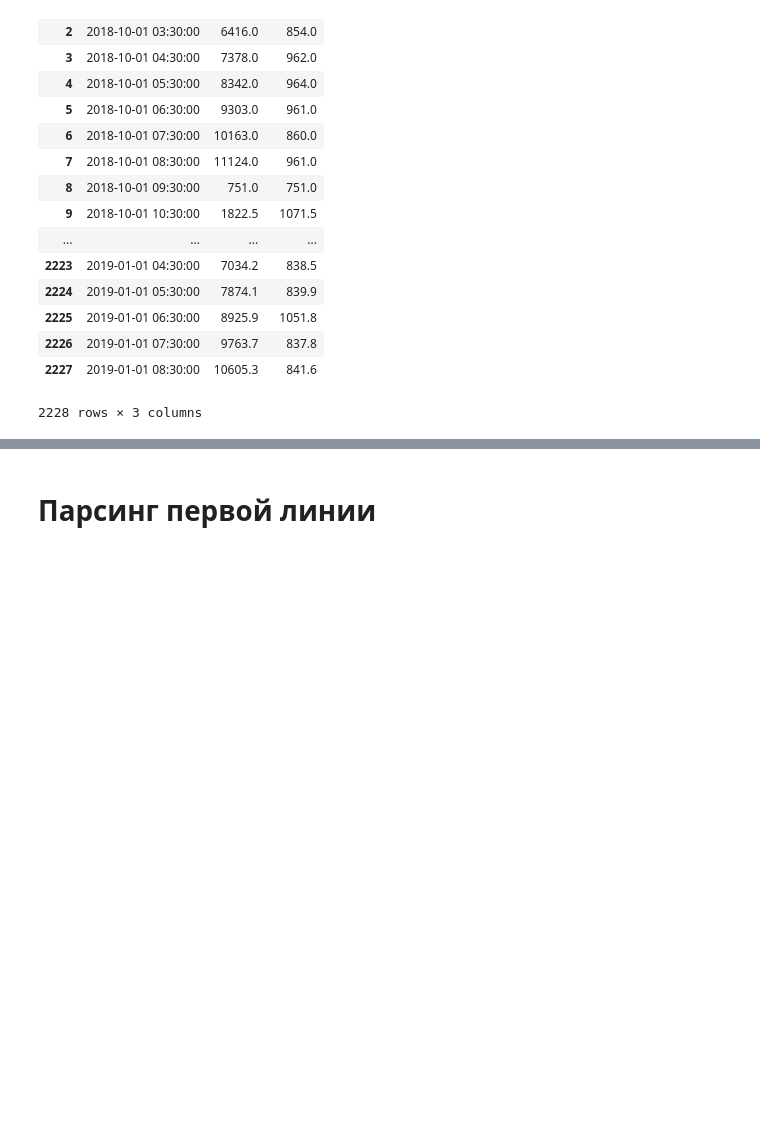
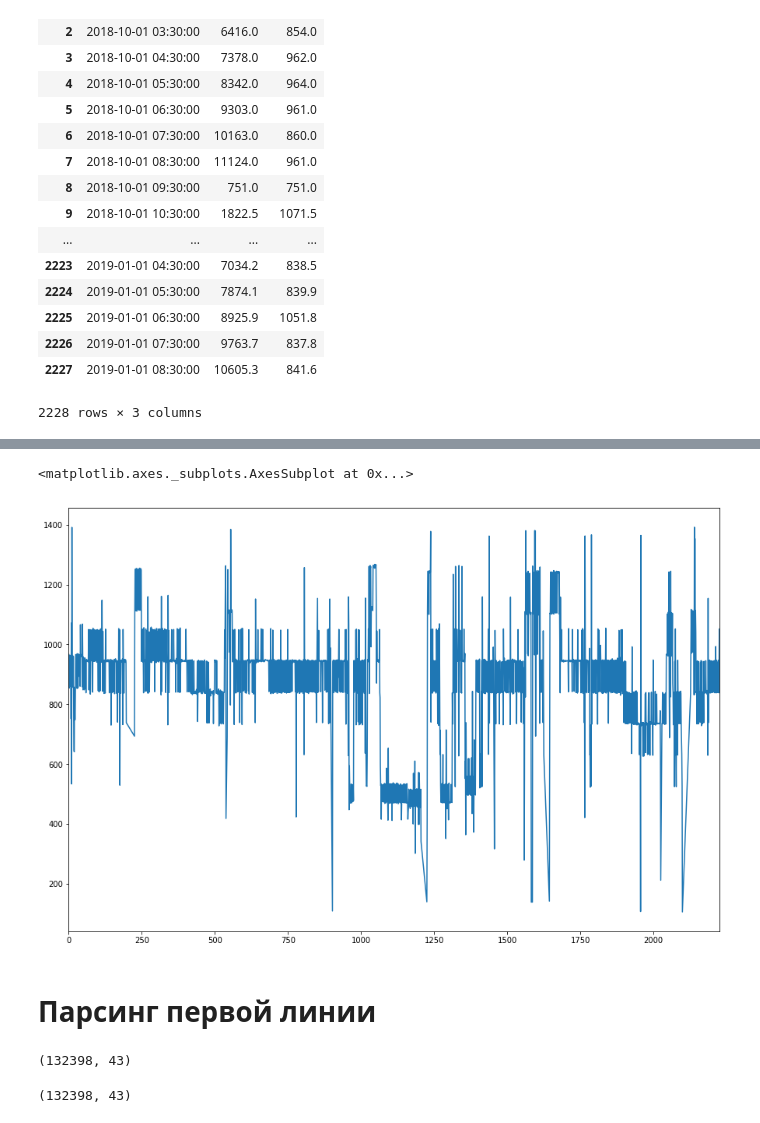
Before and after one commit to qwertistuff/Techno-nicol, a Jupyter notebook: Parsing.ipynb, the cells around one changed output, grey strips where cells are left out. Drawn from its saved outputs; the diff is of its cells as text; code cells hidden in the pictures; blank space fills up the shorter version.

```diff
--- a/Parsing.ipynb
+++ b/Parsing.ipynb
@@ -159,0 +191,4 @@ result
+# %%
+result=result.loc[(result["Za chas"]<result["Za chas"].quantile(0.75)*1.5) & (result["Za chas"]>result["Za chas"].quantile(0.05))]
+# %%
+result=result.reset_index()
@@ -160,3 +216,12 @@ result
+# %%
+%matplotlib inline
+import matplotlib
+import matplotlib.pyplot as plt
+result["Za chas"].plot(figsize=(15,10))
+#dp.plot(figsize=(15,10))
+# %% [output]
+<matplotlib.axes._subplots.AxesSubplot at 0x...>
+[figure, added]
 # %% [markdown]
 # Парсинг первой линии
 # %%
@@ -163,0 +230,8 @@ df=pd.read_excel('C:/Users/Vladimir/Documents/юрга/DATA/ТГУ_bigDATA/1_lin
+# %%
+df.shape
+# %% [output]
+(132398, 43)
+# %%
+df.shape
+# %% [output]
+(132398, 43)
```
Also changed, not shown: parts of 21 cells of this notebook.
